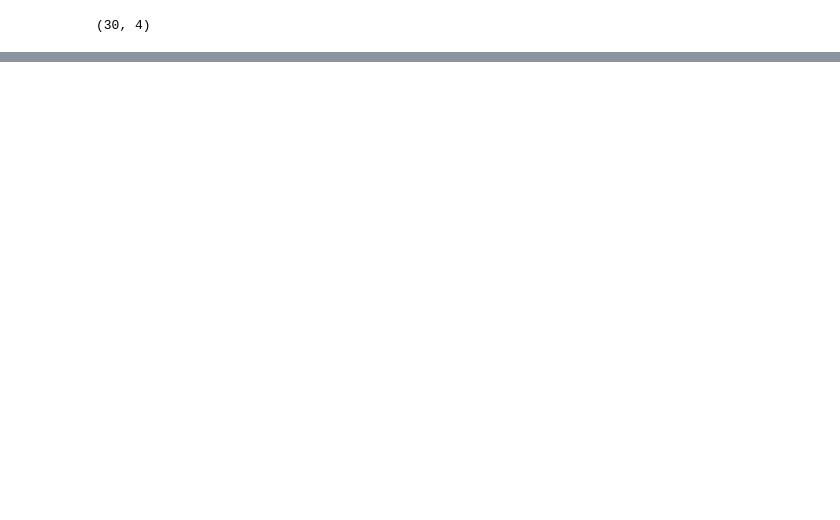
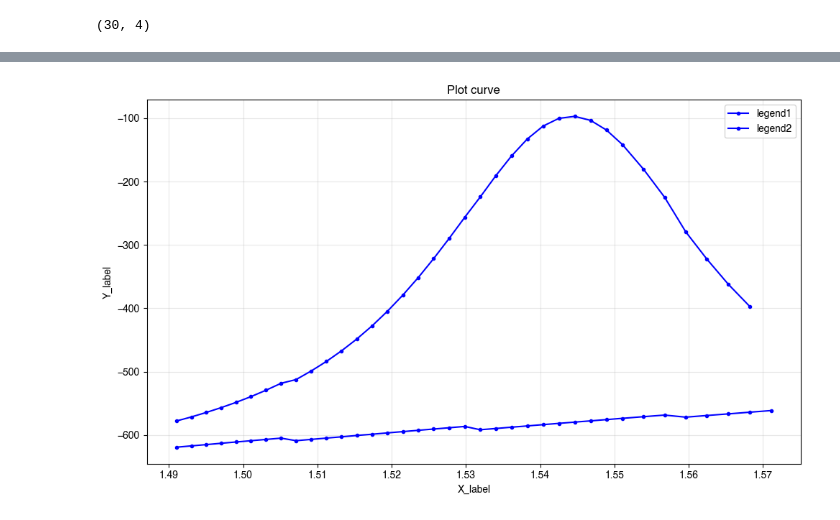
Before and after one commit to Harryxwh/SiNDispersionEngineering, a Jupyter notebook: test.ipynb, the cells around one changed output, grey strips where cells are left out. Cells and saved outputs as stored; diff of their text form; code cells hidden in the pictures; blank space fills up the shorter version.

```diff
--- a/test.ipynb
+++ b/test.ipynb
@@ -142,0 +162,23 @@ plt.plot(wavl_arr_intp[2+300:-2-500],D_WG1[300:-500])
+# %%
+c= 3*1e8
+def Load_isolated_dispersion_Lumerical(filename_FDE):
+    D_lumerical_arr = []
+    with open(filename_FDE,'r') as f:
+        data_lumerical = f.readlines()
+        for line in data_lumerical[1:]:
+            fre         = float(line.split('\t')[0].strip())          #unit: Hz
+            D           = float(line.split('\t')[1].strip()) * 1e6      # unit: ps/km/nm
+            wavl   = c/fre * 1e6                       # unit: um
+            D_lumerical_arr.append([wavl,D])
+    return D_lumerical_arr
+# %%
+filename_FDE="../data/Dispersion_of_isolated_inner_ring.txt"
+D_iso_arr = np.flip(np.array(Load_isolated_dispersion_Lumerical(filename_FDE)),axis=0)
+# %%
+filename_FDE="../data/gapx_2.3um.txt"
+D_2D_concentric =  np.flip(np.array(Load_isolated_dispersion_Lumerical(filename_FDE)),axis=0)
+# %%
+data_arr = (D_iso_arr,D_2D_concentric)
+Plot_curve(data_arr)
+# %% [output]
+[figure, added]
```
Also changed, not shown: parts of 9 cells of this notebook, 34 other files.
